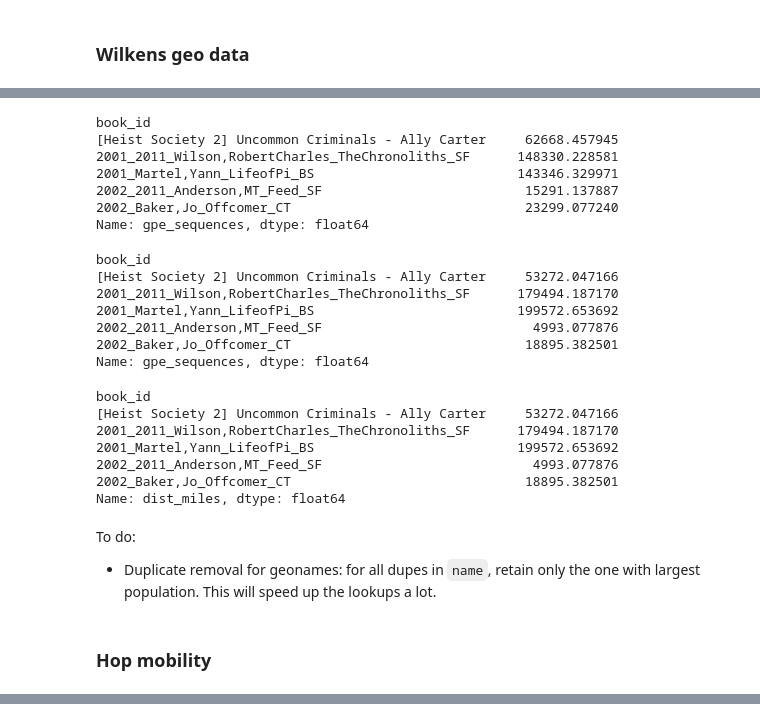
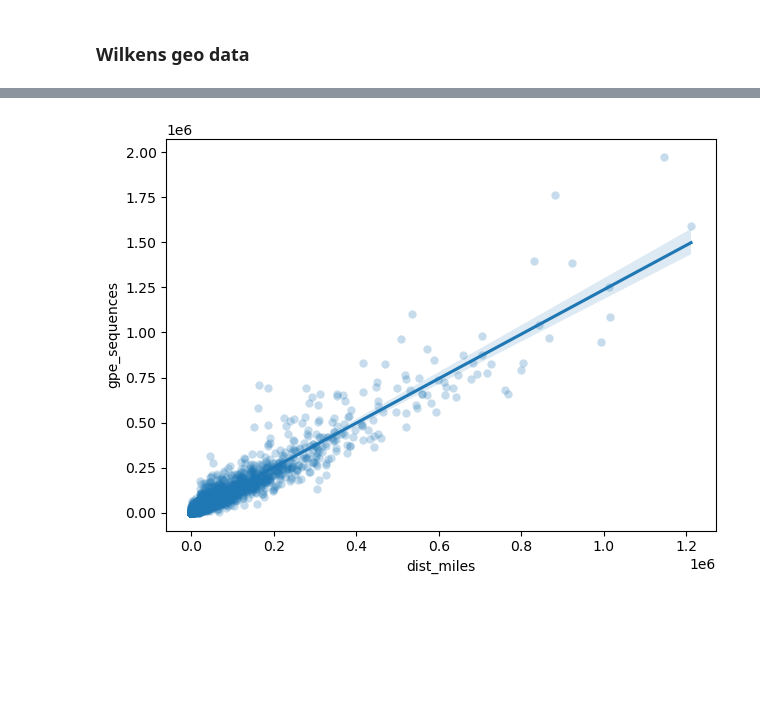
Before and after one commit to wilkens/mobility-books, a Jupyter notebook: notebooks/derived_data_MW.ipynb, the cells around one changed output, grey strips where cells are left out. Saved outputs shown, nothing was run; the diff lists cells and outputs as text; code cells hidden in the pictures; blank space fills up the shorter version.

```diff
--- a/notebooks/derived_data_MW.ipynb
+++ b/notebooks/derived_data_MW.ipynb
@@ -380,6 +339,11 @@ gn = pd.read_csv(
     low_memory=False
 )
 
+gn_gpes = Counter()
+for i in df.gpe_places:
+    gn_gpes.update(i)
+gn = gn.loc[gn.name.isin(gn_gpes)]
+
 # retain only most-populous place per unique name
 gn = gn.sort_values(by='population', ascending=False).drop_duplicates(subset=['name']).set_index('name')
 # %%
@@ -450,36 +487,11 @@ gn.Index.get_loc()
-# %%
-df.head().loc[:, 'gpe_sequences'].apply(sequence_distance, source='geonames')
-# %% [output]
-book_id
-[Heist Society 2] Uncommon Criminals - Ally Carter     62668.457945
-2001_2011_Wilson,RobertCharles_TheChronoliths_SF      148330.228581
-2001_Martel,Yann_LifeofPi_BS                          143346.329971
-2002_2011_Anderson,MT_Feed_SF                          15291.137887
-2002_Baker,Jo_Offcomer_CT                              23299.077240
-Name: gpe_sequences, dtype: float64
-# %%
-df.head().loc[:, 'gpe_sequences'].apply(sequence_distance, source='wilkens')
-# %% [output]
-book_id
-[Heist Society 2] Uncommon Criminals - Ally Carter     53272.047166
-2001_2011_Wilson,RobertCharles_TheChronoliths_SF      179494.187170
-2001_Martel,Yann_LifeofPi_BS                          199572.653692
-2002_2011_Anderson,MT_Feed_SF                           4993.077876
-2002_Baker,Jo_Offcomer_CT                              18895.382501
-Name: gpe_sequences, dtype: float64
-# %%
-df['dist_miles'].head()
-# %% [output]
-book_id
-[Heist Society 2] Uncommon Criminals - Ally Carter     53272.047166
-2001_2011_Wilson,RobertCharles_TheChronoliths_SF      179494.187170
-2001_Martel,Yann_LifeofPi_BS                          199572.653692
-2002_2011_Anderson,MT_Feed_SF                           4993.077876
-2002_Baker,Jo_Offcomer_CT                              18895.382501
-Name: dist_miles, dtype: float64
-# %% [markdown]
-To do:
-
-* Duplicate removal for geonames: for all dupes in `name`, retain only the one with largest population. This will speed up the lookups a lot.
-# %% [markdown]
-### Hop mobility
+# %%
+%%time
+distances = defaultdict(lambda: defaultdict(float))
+gn_distances = df['gpe_sequences'].apply(sequence_distance, source='geonames')
+
+clf = LinearRegression().fit(X=df[['dist_miles']], y=gn_distances)
+print(f"R^2 Sandeep/Wilkens naive v. Geoname naives: {clf.score(X=df[['dist_miles']], y=gn_distances):.3f}")
+
+sns.regplot(x=df.dist_miles, y=gn_distances, scatter_kws={'alpha':0.25, 'linewidth':0})
+plt.tight_layout()
+# %% [output]
@@ -485,0 +501 @@ To do:
+[figure, added]
```
Also changed, not shown: parts of 18 cells of this notebook, 4 other files.
